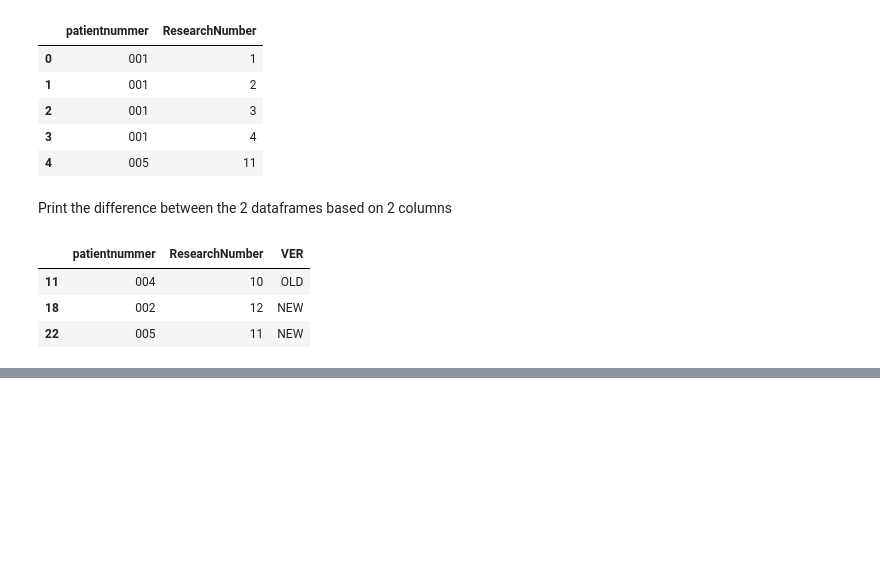
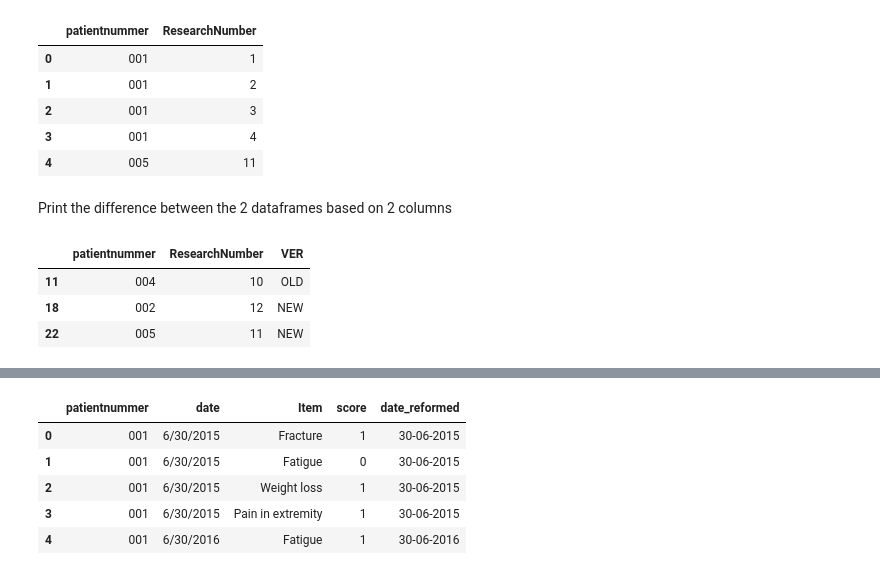
Before and after one commit to priya-gitTest/DataTricksWithPandas, a Jupyter notebook: PandaTricks_20220522_PO.ipynb, the cells around one changed output, grey strips where cells are left out. Cells and saved outputs as stored; diff of their text form; code cells hidden in the pictures; blank space fills up the shorter version.

Commit message:
Reformed Date function

```diff
--- a/PandaTricks_20220522_PO.ipynb
+++ b/PandaTricks_20220522_PO.ipynb
@@ -283,0 +346,7 @@ pd.concat([patient_df_sunday, patient_df_monday], ignore_index=True).drop_duplic
+# %%
+data =  {'patientnummer': ['001', '001', '001', '001','001', '002', '002','002','003','004','004','004'],
+'date': ['6/30/2015','6/30/2015','6/30/2015','6/30/2015','6/30/2016','3/22/2018','2/11/2019','2/11/2019','6/30/2015','9/8/2017','9/8/2017','2/19/2018'],
+'Item':['Fracture','Fatigue','Weight loss','Pain in extremity','Fatigue','Fatigue','Pain in extremity','Fatigue','Weight loss','Fatigue','Weight loss','Fatigue'],'score':[1,0,1,1,1,0,1,1,1,0,1,1]}
+# Create DataFrame.
+patient_df = pd.DataFrame(data)
+patient_df.head()
@@ -283,0 +360,10 @@ pd.concat([patient_df_sunday, patient_df_monday], ignore_index=True).drop_duplic
+# %%
+patient_df["date_reformed"] = patient_df["date"].apply(reformatDate)
+patient_df.head()
+# %% [output]
+|  | patientnummer | date | Item | score | date_reformed |
+| 0 | 001 | 6/30/2015 | Fracture | 1 | 30-06-2015 |
+| 1 | 001 | 6/30/2015 | Fatigue | 0 | 30-06-2015 |
+| 2 | 001 | 6/30/2015 | Weight loss | 1 | 30-06-2015 |
+| 3 | 001 | 6/30/2015 | Pain in extremity | 1 | 30-06-2015 |
+| 4 | 001 | 6/30/2016 | Fatigue | 1 | 30-06-2016 |
```
Also changed, not shown: parts of 2 cells of this notebook.
